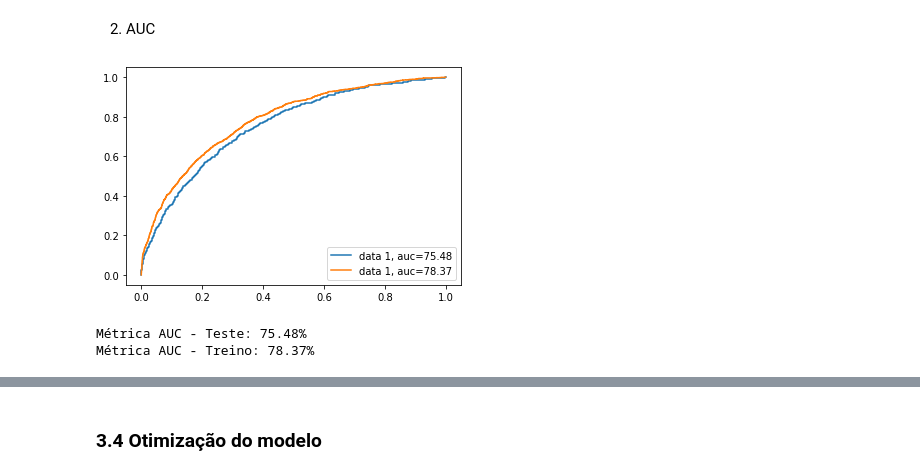
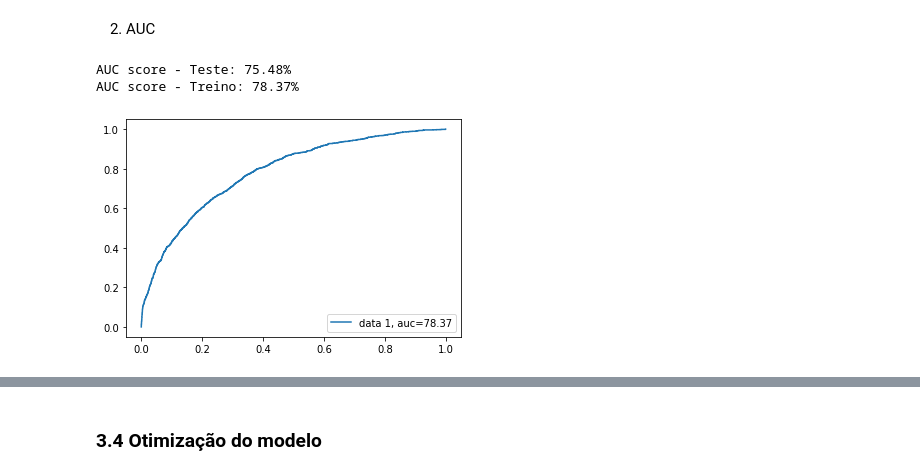
Before and after one commit to Mario-RJunior/DataScience-Awari, a Jupyter notebook: Unidade8-Machine-Learning/Classificacao/classification_project_br.ipynb, the cells around one changed output, grey strips where cells are left out. Cells and saved outputs as stored; diff of their text form; code cells hidden in the pictures.

```diff
--- a/Unidade8-Machine-Learning/Classificacao/classification_project_br.ipynb
+++ b/Unidade8-Machine-Learning/Classificacao/classification_project_br.ipynb
@@ -289,0 +290,3 @@ GaussianNB(priors=None, var_smoothing=1e-09)
+# %%
+model_nb = criar_modelo(GaussianNB())
+model_nb
@@ -310,25 +320,35 @@ Accuracy score - Treino: 80.76%
 # %% [markdown]
 2) AUC
 # %%
-y_pred_probability_teste = cls_nb.predict_proba(X_test)[::,1]
-y_pred_probability_treino = cls_nb.predict_proba(X_train)[::,1]
+def avaliar_score_auc(nome_modelo):
+  y_pred_probability_teste = nome_modelo.predict_proba(X_test)[::,1]
+  y_pred_probability_treino = nome_modelo.predict_proba(X_train)[::,1]
 
-fpr_teste, tpr_teste, _ = roc_curve(y_test,  y_pred_probability_teste)
-fpr_treino, tpr_treino, _ = roc_curve(y_train,  y_pred_probability_treino)
+  fpr_teste, tpr_teste, _ = roc_curve(y_test,  y_pred_probability_teste)
+  fpr_treino, tpr_treino, _ = roc_curve(y_train,  y_pred_probability_treino)
 
-auc_teste = round(roc_auc_score(y_test, y_pred_probability_teste) * 100, 2)
-auc_treino = round(roc_auc_score(y_train, y_pred_probability_treino) * 100, 2)
+  auc_teste = round(roc_auc_score(y_test, y_pred_probability_teste) * 100, 2)
+  auc_treino = round(roc_auc_score(y_train, y_pred_probability_treino) * 100, 2)
 
-plt.plot(fpr_teste,tpr_teste,label="data 1, auc="+str(auc_teste))
-plt.plot(fpr_treino,tpr_treino,label="data 1, auc="+str(auc_treino))
-
-plt.legend(loc=4)
-plt.show()
+  return auc_teste, auc_treino, fpr_teste, tpr_teste, fpr_treino, tpr_treino
-# %% [output]
-[figure, removed]
+# %%
+score_auc_teste = avaliar_score_auc(model_nb)[0]
+score_auc_treino = avaliar_score_auc(model_nb)[1]
+fpr_teste = avaliar_score_auc(model_nb)[2]
+tpr_teste = avaliar_score_auc(model_nb)[3]
+fpr_treino = avaliar_score_auc(model_nb)[4]
+tpr_treino = avaliar_score_auc(model_nb)[5]
 # %%
-print(f'Métrica AUC - Teste: {auc_teste}%')
-print(f'Métrica AUC - Treino: {auc_treino}%')
+print(f'AUC score - Teste: {score_auc_teste}% \nAUC score - Treino: {score_auc_treino}%')
 # %% [output]
-Métrica AUC - Teste: 75.48%
-Métrica AUC - Treino: 78.37%
+AUC score - Teste: 75.48%
+AUC score - Treino: 78.37%
+# %%
+def grafico_auc(fpr, tpr, auc):
+  plt.plot(fpr,tpr,label="data 1, auc="+str(auc))
+  plt.legend(loc=4)
+  plt.show()
+# %%
+grafico_auc(fpr_treino, tpr_treino, score_auc_treino)
+# %% [output]
+[figure, added]
```
Also changed, not shown: parts of 23 cells of this notebook.
